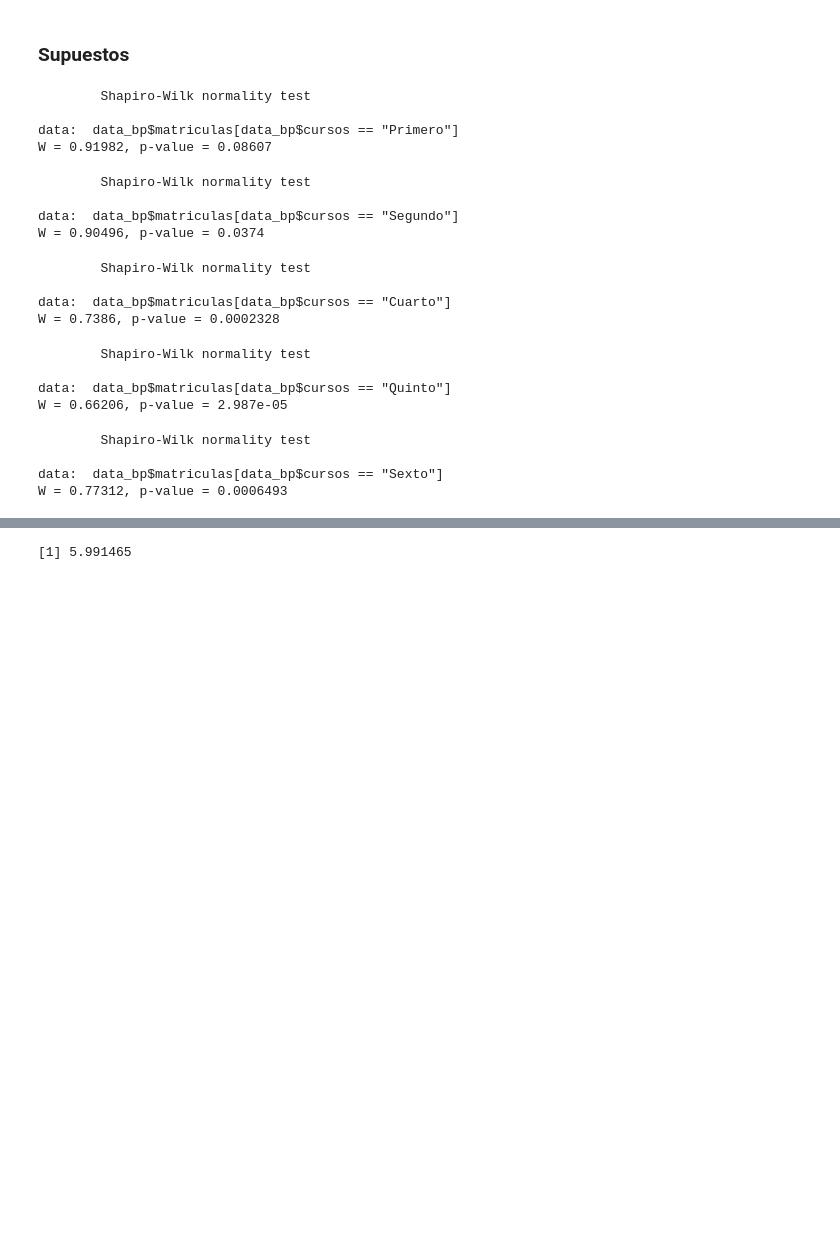
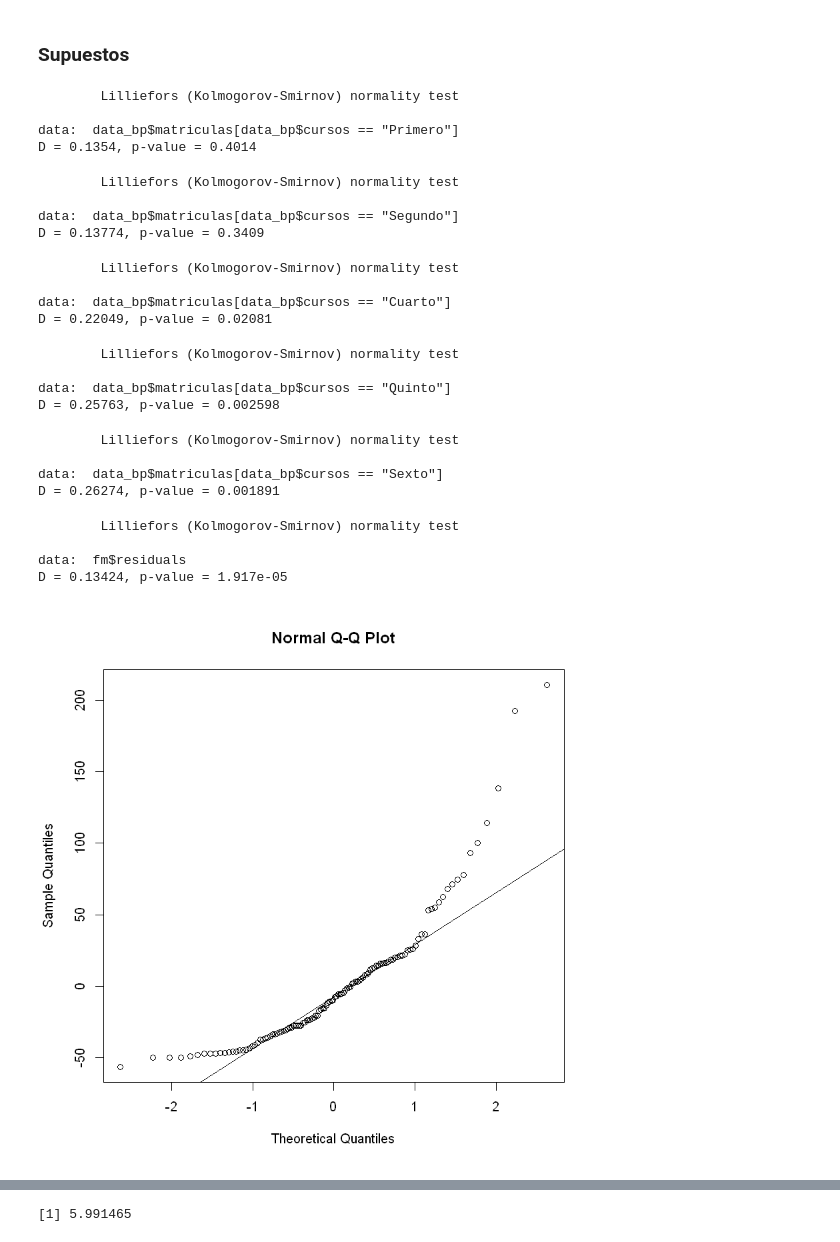
Before and after one commit to Nefertumm/EDM_2023, a Jupyter notebook: Dataset_escuelas/TP1.ipynb, the cells around one changed output, grey strips where cells are left out. Drawn from its saved outputs; the diff is of its cells as text; code cells hidden in the pictures; blank space fills up the shorter version.

```diff
--- a/Dataset_escuelas/TP1.ipynb
+++ b/Dataset_escuelas/TP1.ipynb
@@ -2048,29 +2070,39 @@ Signif. codes:  0 '***' 0.001 '**' 0.01 '*' 0.05 '.' 0.1 ' ' 1
 # %% [markdown]
 ### Supuestos
 # %%
-shapiro.test(data_bp$matriculas[data_bp$cursos == 'Primero'])
-shapiro.test(data_bp$matriculas[data_bp$cursos == 'Segundo'])
-shapiro.test(data_bp$matriculas[data_bp$cursos == 'Cuarto'])
-shapiro.test(data_bp$matriculas[data_bp$cursos == 'Quinto'])
-shapiro.test(data_bp$matriculas[data_bp$cursos == 'Sexto'])
+lillie.test(data_bp$matriculas[data_bp$cursos == 'Primero'])
+lillie.test(data_bp$matriculas[data_bp$cursos == 'Segundo'])
+lillie.test(data_bp$matriculas[data_bp$cursos == 'Cuarto'])
+lillie.test(data_bp$matriculas[data_bp$cursos == 'Quinto'])
+lillie.test(data_bp$matriculas[data_bp$cursos == 'Sexto'])
 # %% [output]
-        Shapiro-Wilk normality test
+        Lilliefors (Kolmogorov-Smirnov) normality test
 
 data:  data_bp$matriculas[data_bp$cursos == "Primero"]
-W = 0.91982, p-value = 0.08607
+D = 0.1354, p-value = 0.4014
-        Shapiro-Wilk normality test
+        Lilliefors (Kolmogorov-Smirnov) normality test
 
 data:  data_bp$matriculas[data_bp$cursos == "Segundo"]
-W = 0.90496, p-value = 0.0374
+D = 0.13774, p-value = 0.3409
-        Shapiro-Wilk normality test
+        Lilliefors (Kolmogorov-Smirnov) normality test
 
 data:  data_bp$matriculas[data_bp$cursos == "Cuarto"]
-W = 0.7386, p-value = 0.0002328
+D = 0.22049, p-value = 0.02081
-        Shapiro-Wilk normality test
+        Lilliefors (Kolmogorov-Smirnov) normality test
 
 data:  data_bp$matriculas[data_bp$cursos == "Quinto"]
-W = 0.66206, p-value = 2.987e-05
+D = 0.25763, p-value = 0.002598
-        Shapiro-Wilk normality test
+        Lilliefors (Kolmogorov-Smirnov) normality test
 
 data:  data_bp$matriculas[data_bp$cursos == "Sexto"]
-W = 0.77312, p-value = 0.0006493
+D = 0.26274, p-value = 0.001891
+# %%
+qqnorm(fm$residuals)
+qqline(fm$residuals)
+lillie.test(fm$residuals)
+# %% [output]
+        Lilliefors (Kolmogorov-Smirnov) normality test
+
+data:  fm$residuals
+D = 0.13424, p-value = 1.917e-05
+[figure, added]
```
Also changed, not shown: parts of 22 cells of this notebook, 1 other file.
